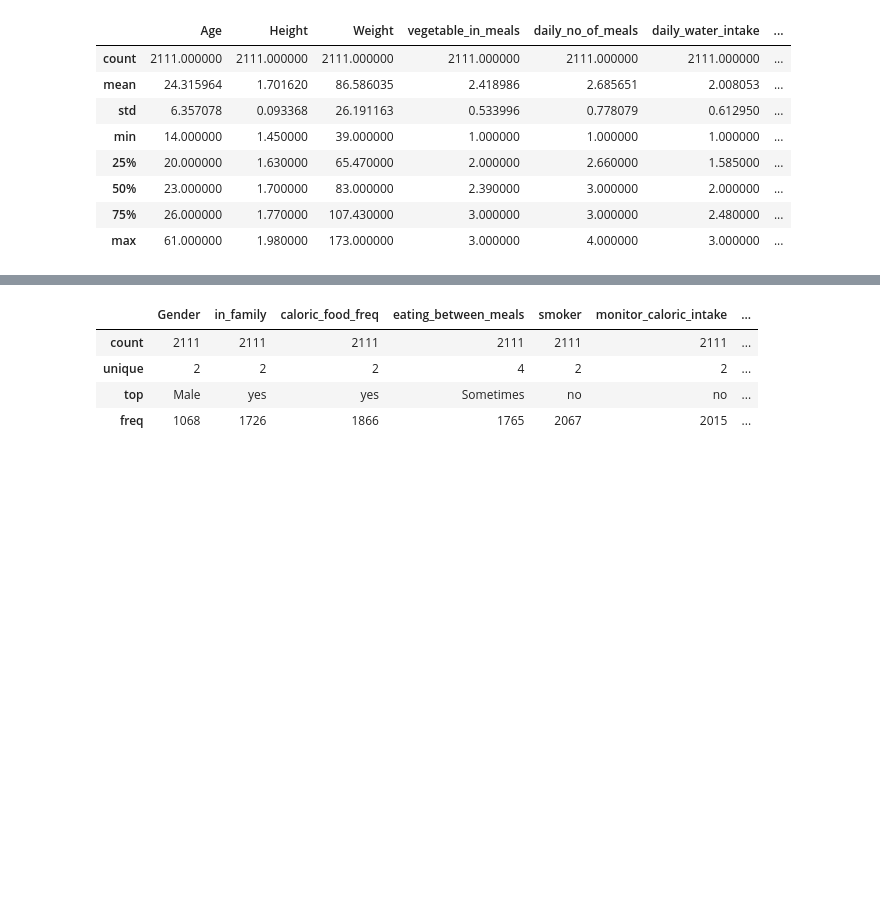
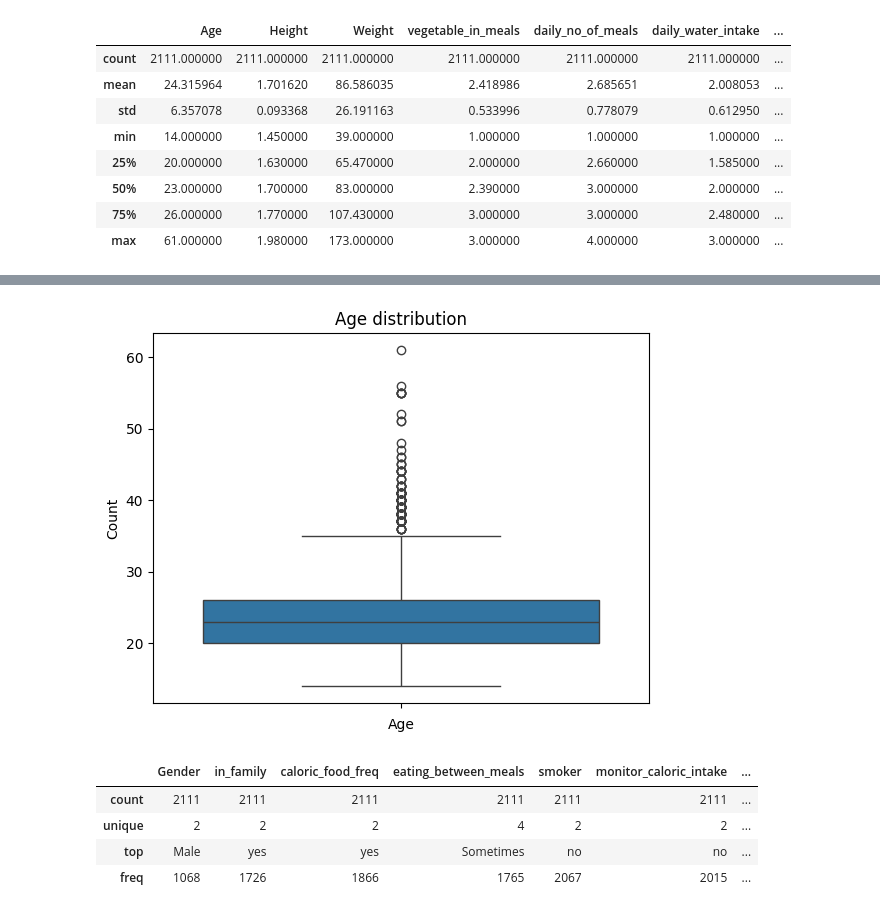
Before and after one commit to SamGombs20/DataAnalysisSample, a Jupyter notebook: code/obesiScanAnalysis.ipynb, the cells around one changed output, grey strips where cells are left out. Drawn from its saved outputs; the diff is of its cells as text; code cells hidden in the pictures; blank space fills up the shorter version.

```diff
--- a/code/obesiScanAnalysis.ipynb
+++ b/code/obesiScanAnalysis.ipynb
@@ -62,3 +86,11 @@ plt.show()
+# %%
+sns.boxplot(df['Age'])
+plt.title("Age distribution")
+plt.xlabel("Age")
+plt.ylabel("Count")
+plt.show()
+# %% [output]
+[figure, added]
 # %%
 #Getting descriptive statistics of non-numerical data of the dataset
 df.describe(include=['object'])
```
Also changed, not shown: parts of 14 cells of this notebook.
